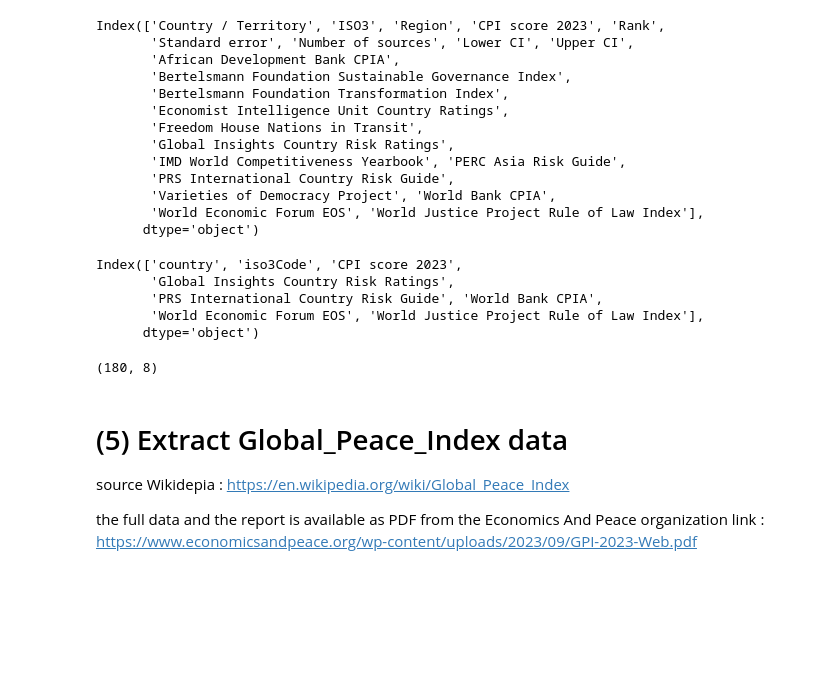
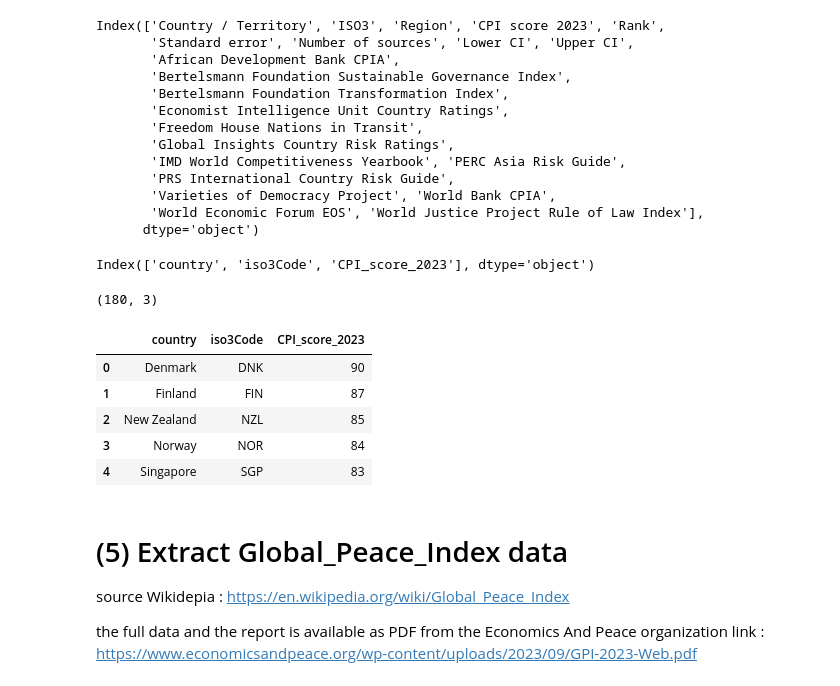
Before and after one commit to nazimben25/Project4_Group4_Immigration_to_canada, a Jupyter notebook: Data_collection.ipynb, the cells around one changed output. Saved outputs shown, nothing was run; the diff lists cells and outputs as text; code cells hidden in the pictures; blank space fills up the shorter version.

```diff
--- a/Data_collection.ipynb
+++ b/Data_collection.ipynb
@@ -808,25 +808,28 @@ Index(['Country / Territory', 'ISO3', 'Region', 'CPI score 2023', 'Rank',
 cpi_df = cpi_df.rename(columns={
                                 'Country / Territory' : 'country' ,
                                 'ISO3' : 'iso3Code' ,
+                                'CPI score 2023' : 'CPI_score_2023'
 
                                 })
 
-cpi_df = cpi_df[['country' , 'iso3Code', 'CPI score 2023', 'Global Insights Country Risk Ratings',
-                'PRS International Country Risk Guide',
-                'World Bank CPIA',
-                'World Economic Forum EOS', 'World Justice Project Rule of Law Index']]
+cpi_df = cpi_df[['country' , 'iso3Code', 'CPI_score_2023']]
 
 cpi_df.columns
 # %% [output]
-Index(['country', 'iso3Code', 'CPI score 2023',
-       'Global Insights Country Risk Ratings',
-       'PRS International Country Risk Guide', 'World Bank CPIA',
-       'World Economic Forum EOS', 'World Justice Project Rule of Law Index'],
-      dtype='object')
+Index(['country', 'iso3Code', 'CPI_score_2023'], dtype='object')
 # %%
 cpi_df.shape
 # %% [output]
-(180, 8)
+(180, 3)
+# %%
+cpi_df.head(5)
+# %% [output]
+|  | country | iso3Code | CPI_score_2023 |
+| 0 | Denmark | DNK | 90 |
+| 1 | Finland | FIN | 87 |
+| 2 | New Zealand | NZL | 85 |
+| 3 | Norway | NOR | 84 |
+| 4 | Singapore | SGP | 83 |
 # %%
 # Save to CSV
 cpi_df.to_csv("Output/corruption_perception_index.csv", index=False)
```
Also changed, not shown: parts of 1 cell of this notebook, 4 other files.
